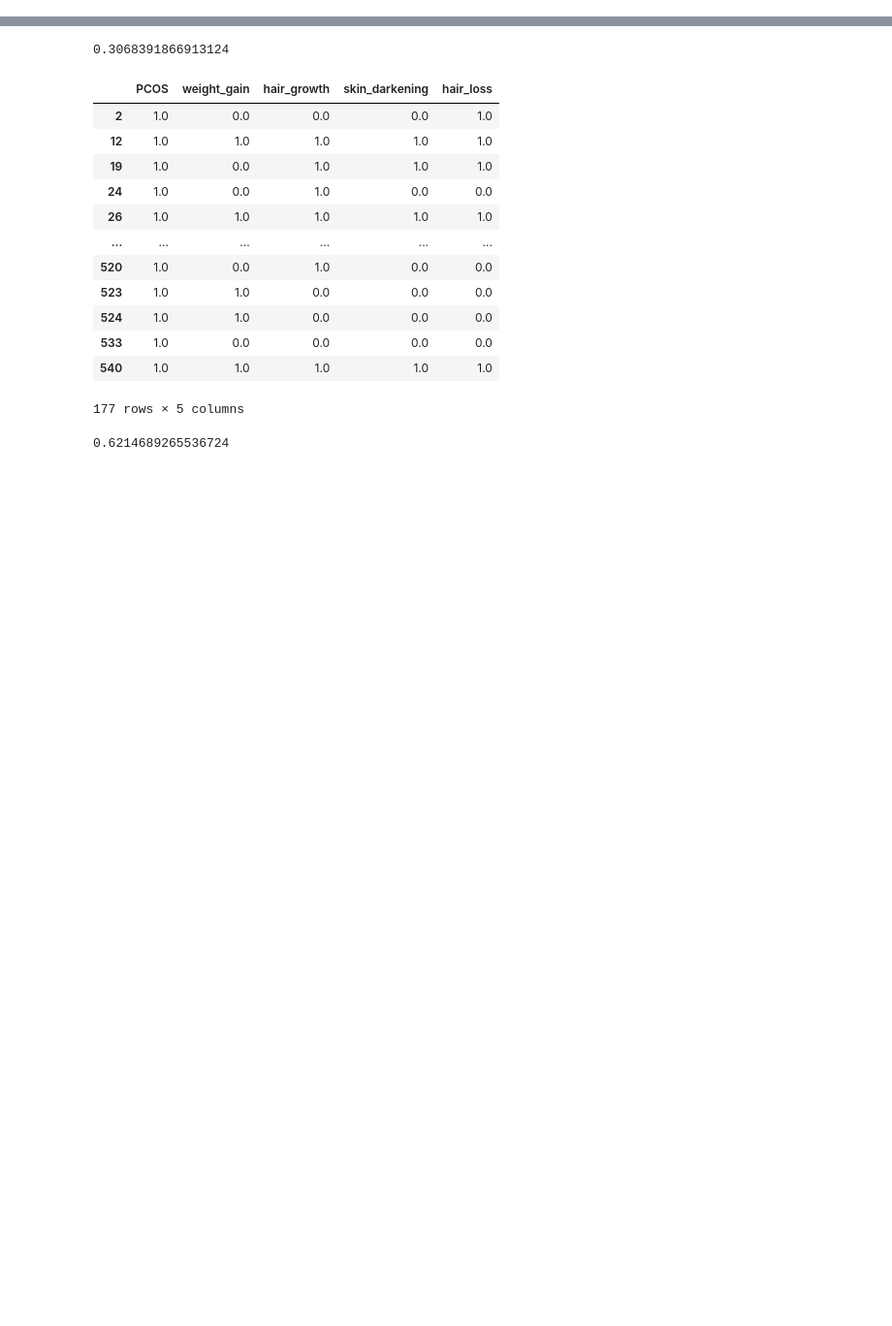
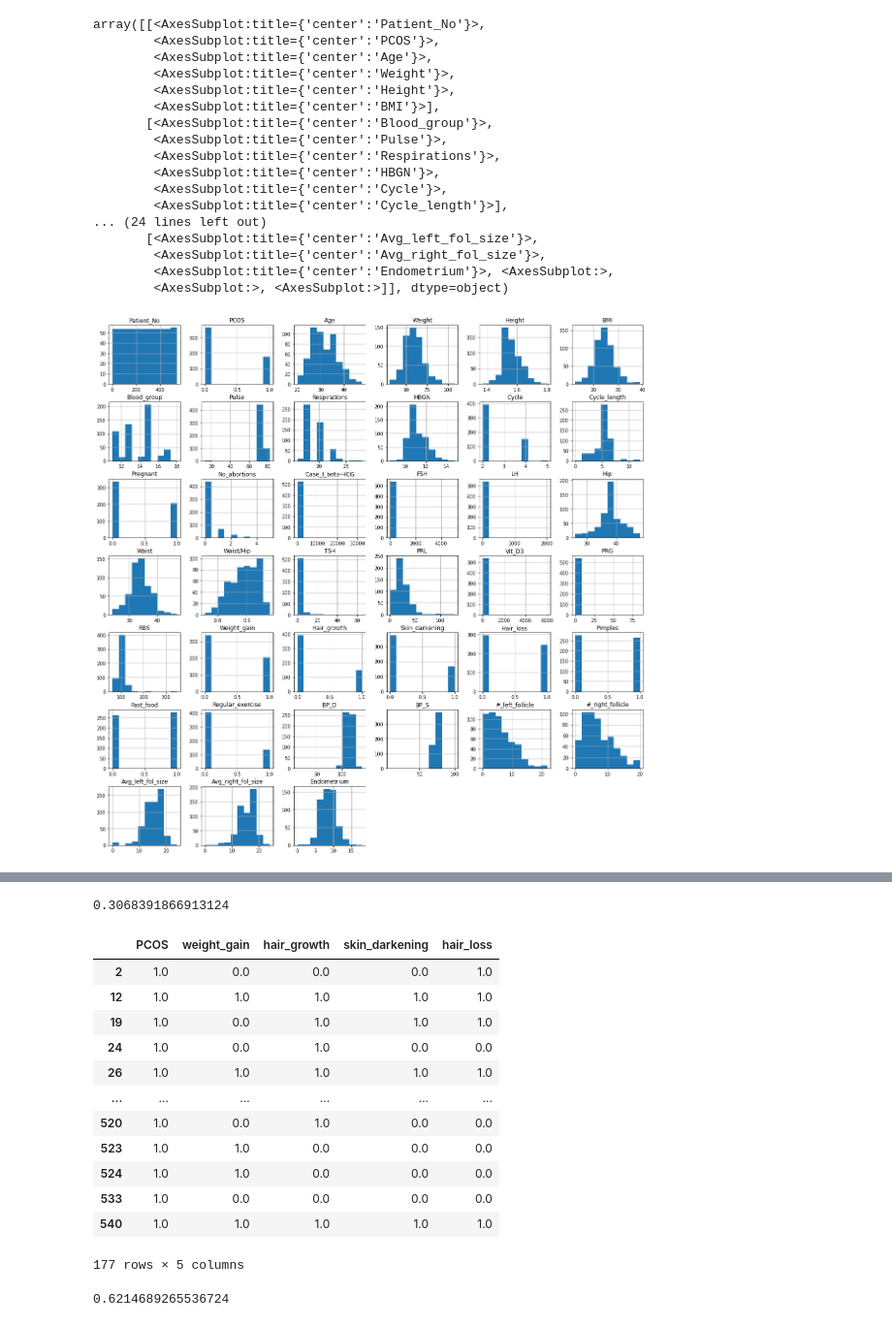
Before and after one commit to chenw-3/pcos-analysis, a Jupyter notebook: PCOS Analysis.ipynb, the cells around one changed output, grey strips where cells are left out. Shown at 97% size. Saved outputs shown, nothing was run; the diff lists cells and outputs as text; code cells hidden in the pictures; blank space fills up the shorter version.

```diff
--- a/PCOS Analysis.ipynb
+++ b/PCOS Analysis.ipynb
@@ -19,0 +80,4 @@ df.PCOS.mean()
+# %%
+#calculating BMI
+df['BMI'] = df['Weight (Kg)']/(df['Height(Cm)'])**2
+df
@@ -19,0 +98,4 @@ df.PCOS.mean()
+# %%
+#rename columns
+df = df.rename(columns={'Patient File No.': 'Patient_No', 'PCOS (Y/N)':'PCOS',	' Age (yrs)':'Age',	'Weight (Kg)':'Weight',	'Height(Cm)':'Height',	'Blood Group':'Blood_group', 'Pulse rate(bpm) ': 'Pulse', 'RR (breaths/min)':'Respirations', 'Hb(g/dl)':'HBGN', 'Cycle(R/I)':'Cycle', 'Cycle length(days)':'Cycle_length',	'Pregnant(Y/N)':'Pregnant','No. of aborptions':'No_abortions',	'  I   beta-HCG(mIU/mL)': 'Case_I_beta-HCG', 'II    beta-HCG(mIU/mL)':'Case_II_beta-HCG', 'FSH(mIU/mL)':'FSH', 'LH(mIU/mL)':'LH',	'Hip(inch)':'Hip','Waist(inch)':'Waist', 'Waist:Hip Ratio':'Waist/Hip', 'TSH (mIU/L)': 'TSH','AMH(ng/mL)':'AMH',	'PRL(ng/mL)': 'PRL', 'Vit D3 (ng/mL)': 'Vit_D3', 'PRG(ng/mL)': 'PRG', 'RBS(mg/dl)': 'RBS','Weight gain(Y/N)':'Weight_gain', 'hair growth(Y/N)': 'Hair_growth', 'Skin darkening (Y/N)': 'Skin_darkening', 'Hair loss(Y/N)': 'Hair_loss', 'Pimples(Y/N)': 'Pimples', 'Fast food (Y/N)': 'Fast_food','Reg.Exercise(Y/N)': 'Regular_exercise', 'BP _Systolic (mmHg)': 'BP_D', 'BP _Diastolic (mmHg)': 'BP_S',	'Follicle No. (L)': '#_left_follicle',	'Follicle No. (R)':'#_right_follicle', 'Avg. F size (L) (mm)':'Avg_left_fol_size', 'Avg. F size (R) (mm)':'Avg_right_fol_size', 'Endometrium (mm)':'Endometrium'})
+df
@@ -19,0 +116,4 @@ df.PCOS.mean()
+# %%
+#drop last column "Unnamed"
+df = df.drop('Unnamed: 44', axis=1)
+df
@@ -19,0 +134,4 @@ df.PCOS.mean()
+# %%
+#calculate waist:hip ratio
+df['Waist/Hip'] = df['Waist']/df['Hip']
+df['Waist/Hip']
@@ -19,0 +151,22 @@ df.PCOS.mean()
+# %%
+#plotting the parameters
+df.hist(figsize=[20, 20])
+# %% [output]
+array([[<AxesSubplot:title={'center':'Patient_No'}>,
+        <AxesSubplot:title={'center':'PCOS'}>,
+        <AxesSubplot:title={'center':'Age'}>,
+        <AxesSubplot:title={'center':'Weight'}>,
+        <AxesSubplot:title={'center':'Height'}>,
+        <AxesSubplot:title={'center':'BMI'}>],
+       [<AxesSubplot:title={'center':'Blood_group'}>,
+        <AxesSubplot:title={'center':'Pulse'}>,
+        <AxesSubplot:title={'center':'Respirations'}>,
+        <AxesSubplot:title={'center':'HBGN'}>,
+        <AxesSubplot:title={'center':'Cycle'}>,
+        <AxesSubplot:title={'center':'Cycle_length'}>],
+... (24 lines left out)
+       [<AxesSubplot:title={'center':'Avg_left_fol_size'}>,
+        <AxesSubplot:title={'center':'Avg_right_fol_size'}>,
+        <AxesSubplot:title={'center':'Endometrium'}>, <AxesSubplot:>,
+        <AxesSubplot:>, <AxesSubplot:>]], dtype=object)
+[figure, added]
```
Also changed, not shown: parts of 16 cells of this notebook, 1 other file.
